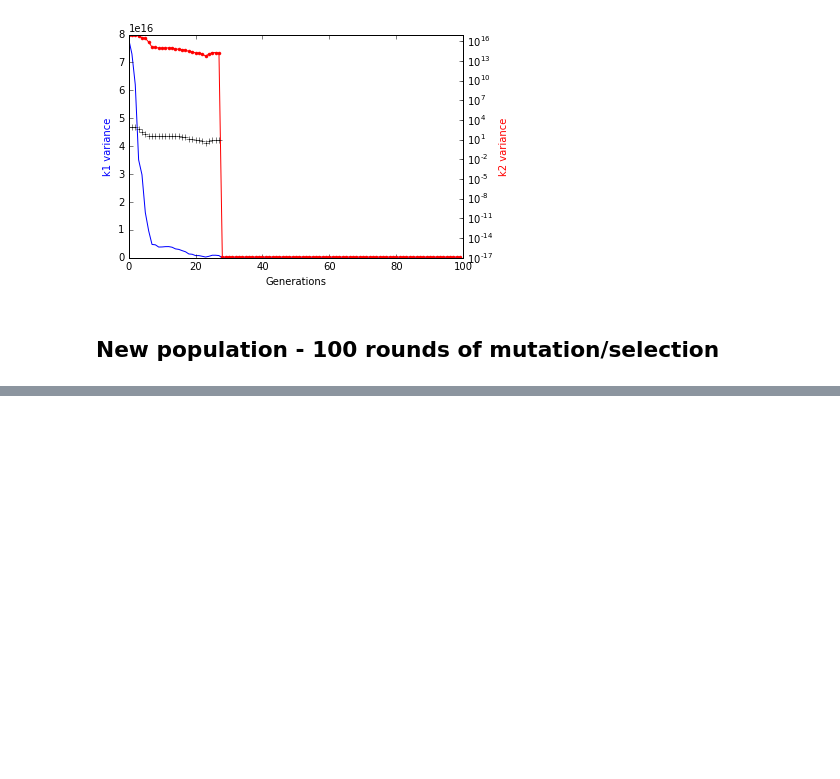
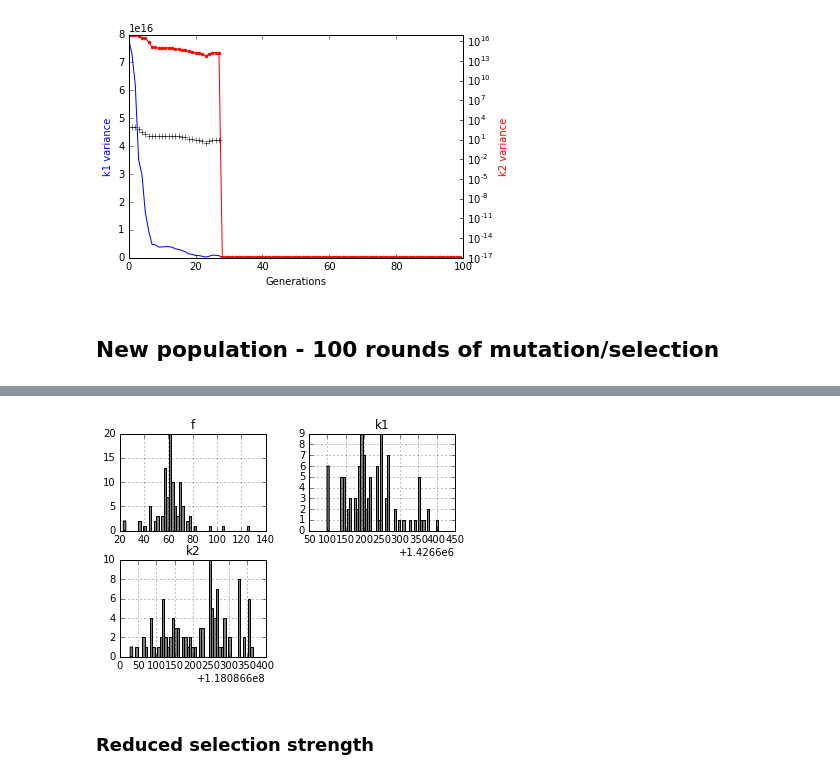
Before and after one commit to bliebeskind/EvoPhys, a Jupyter notebook: siteSpecificCoOp.ipynb, the cells around one changed output, grey strips where cells are left out. Cells and saved outputs as stored; diff of their text form; code cells hidden in the pictures; blank space fills up the shorter version.

```diff
--- a/siteSpecificCoOp.ipynb
+++ b/siteSpecificCoOp.ipynb
@@ -295,0 +312,6 @@ plt.yscale("log")
+# %%
+axes = df.hist(bins=50,color='grey')
+# %% [output]
+[figure, added]
+# %% [markdown]
+### Reduced selection strength
```
Also changed, not shown: parts of 14 cells of this notebook.
